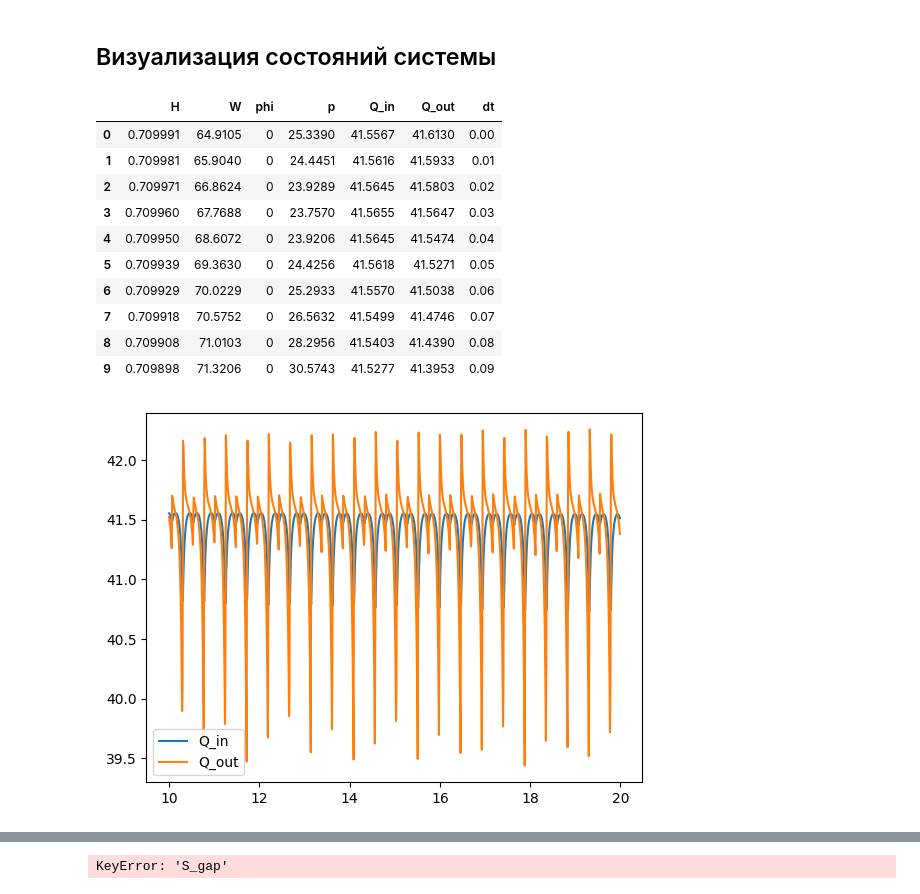
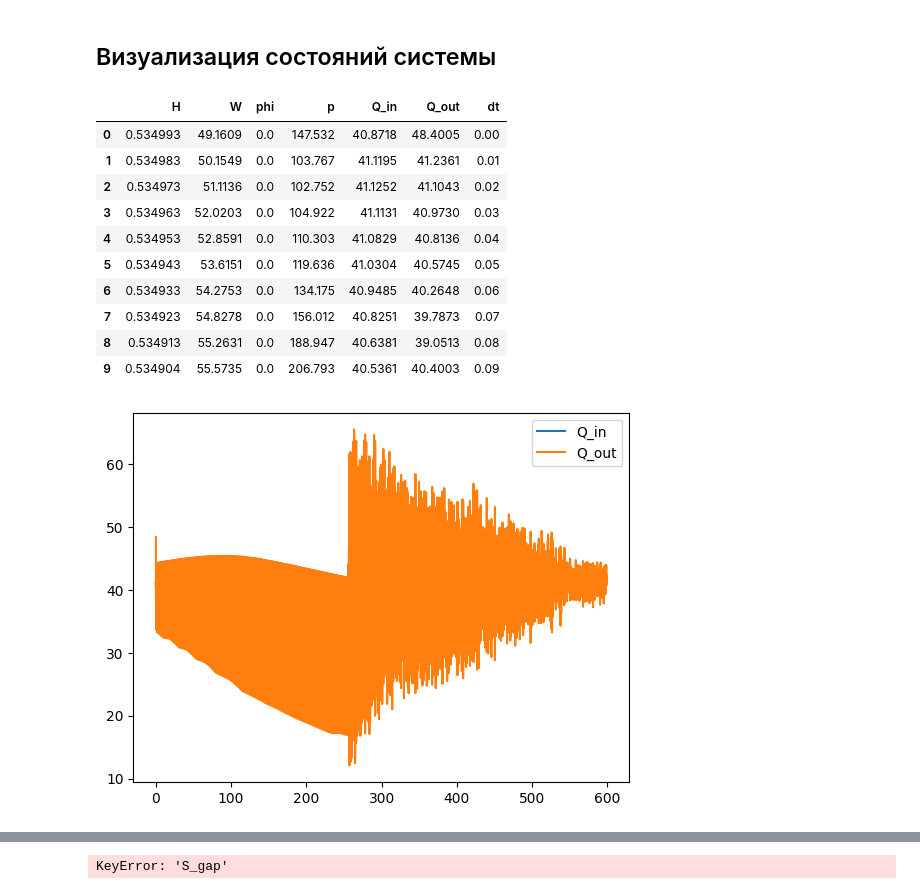
Before and after one commit to shustrov38/jubilant-bassoon, a Jupyter notebook: scripts/approx.ipynb, the cells around one changed output, grey strips where cells are left out. Cells and saved outputs as stored; diff of their text form; code cells hidden in the pictures.

```diff
--- a/scripts/approx.ipynb
+++ b/scripts/approx.ipynb
@@ -167,28 +167,28 @@ print(f'{popt[0]} + {popt[1]} * np.exp({popt[2]} * x)')
 # %%
 SIMULATION_DT = 1e-5 * 1000
 
-df = pd.read_csv(RESOURCES_PATH / 'sim_11.csv', delimiter=';')
+df = pd.read_csv(RESOURCES_PATH / 'sim_12.csv', delimiter=';')
 df['dt'] = df.index * SIMULATION_DT
 df.head(10)
 # %% [output]
 |  | H | W | phi | p | Q_in | Q_out | dt |
-| 0 | 0.709991 | 64.9105 | 0 | 25.3390 | 41.5567 | 41.6130 | 0.00 |
-| 1 | 0.709981 | 65.9040 | 0 | 24.4451 | 41.5616 | 41.5933 | 0.01 |
-| 2 | 0.709971 | 66.8624 | 0 | 23.9289 | 41.5645 | 41.5803 | 0.02 |
-| 3 | 0.709960 | 67.7688 | 0 | 23.7570 | 41.5655 | 41.5647 | 0.03 |
-| 4 | 0.709950 | 68.6072 | 0 | 23.9206 | 41.5645 | 41.5474 | 0.04 |
-| 5 | 0.709939 | 69.3630 | 0 | 24.4256 | 41.5618 | 41.5271 | 0.05 |
-| 6 | 0.709929 | 70.0229 | 0 | 25.2933 | 41.5570 | 41.5038 | 0.06 |
-| 7 | 0.709918 | 70.5752 | 0 | 26.5632 | 41.5499 | 41.4746 | 0.07 |
-| 8 | 0.709908 | 71.0103 | 0 | 28.2956 | 41.5403 | 41.4390 | 0.08 |
-| 9 | 0.709898 | 71.3206 | 0 | 30.5743 | 41.5277 | 41.3953 | 0.09 |
+| 0 | 0.534993 | 49.1609 | 0.0 | 147.532 | 40.8718 | 48.4005 | 0.00 |
+| 1 | 0.534983 | 50.1549 | 0.0 | 103.767 | 41.1195 | 41.2361 | 0.01 |
+| 2 | 0.534973 | 51.1136 | 0.0 | 102.752 | 41.1252 | 41.1043 | 0.02 |
+| 3 | 0.534963 | 52.0203 | 0.0 | 104.922 | 41.1131 | 40.9730 | 0.03 |
+| 4 | 0.534953 | 52.8591 | 0.0 | 110.303 | 41.0829 | 40.8136 | 0.04 |
+| 5 | 0.534943 | 53.6151 | 0.0 | 119.636 | 41.0304 | 40.5745 | 0.05 |
+| 6 | 0.534933 | 54.2753 | 0.0 | 134.175 | 40.9485 | 40.2648 | 0.06 |
+| 7 | 0.534923 | 54.8278 | 0.0 | 156.012 | 40.8251 | 39.7873 | 0.07 |
+| 8 | 0.534913 | 55.2631 | 0.0 | 188.947 | 40.6381 | 39.0513 | 0.08 |
+| 9 | 0.534904 | 55.5735 | 0.0 | 206.793 | 40.5361 | 40.4003 | 0.09 |
 # %%
-tb = df[1000:2000]
+tb = df #[1000:2000]
 fig, ax = plt.subplots()
 ax.plot(tb['dt'], tb['Q_in'], label='Q_in')
 ax.plot(tb['dt'], tb['Q_out'], label='Q_out')
 plt.legend()
 plt.plot();
 # %% [output]
-[figure, old version]
+[figure, new version]
 # %%
```
Also changed, not shown: parts of 1 cell of this notebook, 4 other files.
